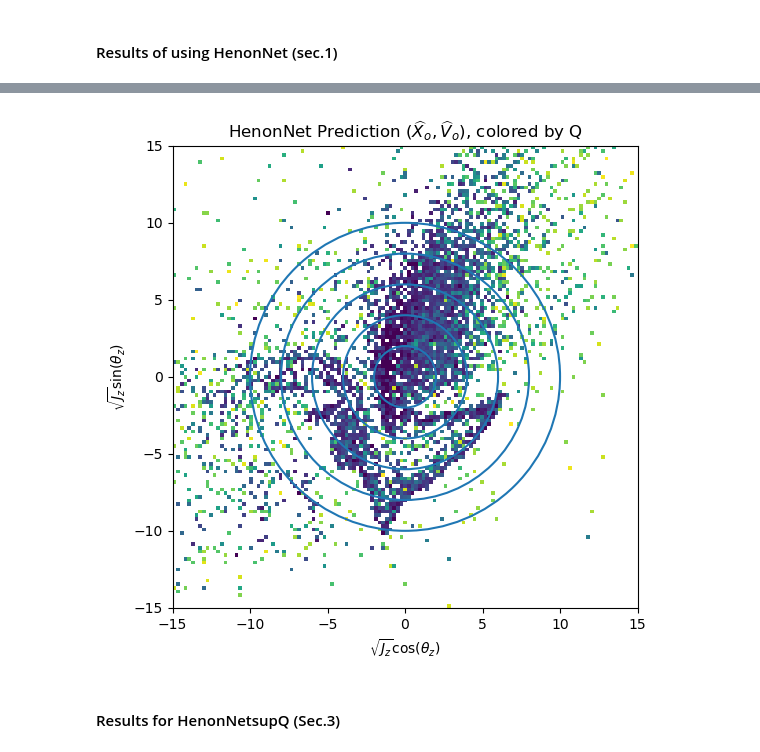
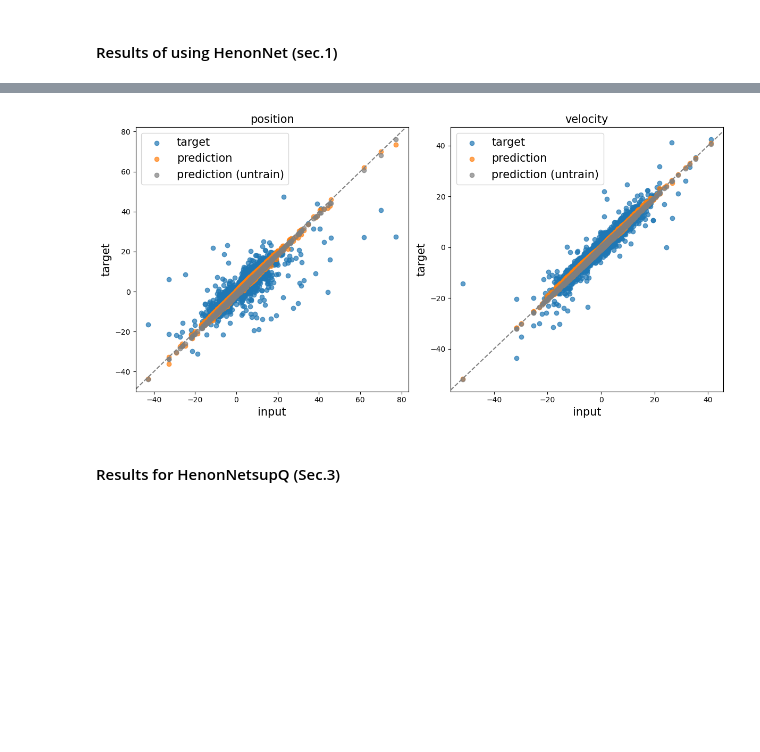
Before and after one commit to nhuang37/symplectic_map, a Jupyter notebook: plot_result.ipynb, the cells around one changed output, grey strips where cells are left out. Drawn from its saved outputs; the diff is of its cells as text; code cells hidden in the pictures; blank space fills up the shorter version.

```diff
--- a/plot_result.ipynb
+++ b/plot_result.ipynb
@@ -117,7 +183,7 @@ plot_pred(XV_out[:,0], XV_out[:,1], Q, title=r'standardize target $(X_o, V_o)$,
-# %%
-plot_pred(xv_pred[:,0], xv_pred[:,1], Q, title=r'HenonNet Prediction $(\widehat{X}_o, \widehat{V}_o)$, colored by Q')
-# %% [output]
-[figure, removed]
+# %%
+plot_input_output(xv, xv_out, xv_pred, untrain_xv_pred)
+# %% [output]
+[figure, added]
 # %% [markdown]
 #### Results for HenonNetsupQ (Sec.3)
 # %%
```
Also changed, not shown: parts of 15 cells of this notebook.
